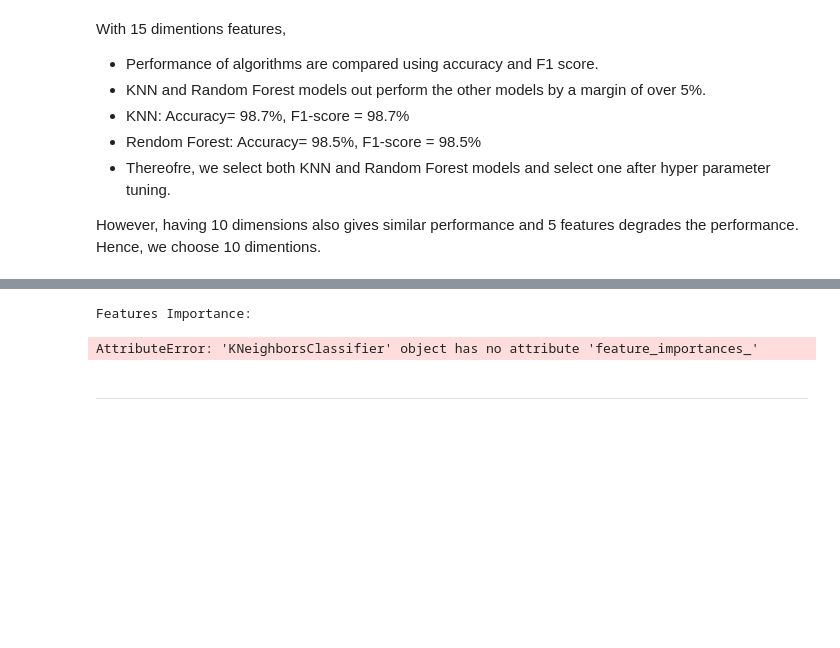
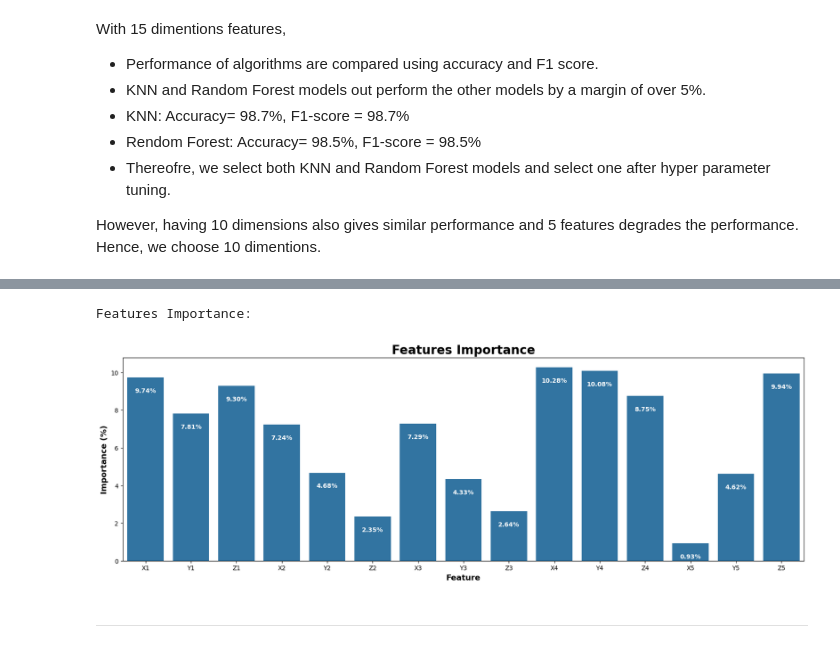
Before and after one commit to subodha1980/BU, a Jupyter notebook: activityDetection.ipynb, the cells around one changed output, grey strips where cells are left out. Drawn from its saved outputs; the diff is of its cells as text; code cells hidden in the pictures; blank space fills up the shorter version.

```diff
--- a/activityDetection.ipynb
+++ b/activityDetection.ipynb
@@ -690 +683,3 @@ optimizedFittedKNN = runModelOpt(KNeighborsClassifier(), x_resampled, y_resample
+# %%
+optimalParamRF = {'max_depth': 20, 'min_samples_leaf': 1, 'min_samples_split': 2, 'n_estimators': 300}
 # %% [markdown]
@@ -710,12 +705,22 @@ def plotFeatureImportance(feat_imp):
       plt.text(loc, count-0.8, pct_string, ha = 'center', color = 'w', weight='bold')
 # %%
 # View a list of the features and their importance scores
-FeatureColumns = (processedData.drop(columns=['Activity'])).columns.tolist()
-print('\nFeatures Importance:')
-feat_imp = pd.DataFrame(zip(FeatureColumns, optimizedFittedKNN.feature_importances_ * 100), columns=['feature', 'importance'])
-plotFeatureImportance(feat_imp)
+def featureImportance(model,x, y, split):
+
+    ms = MinMaxScaler()
+    x_scaled = ms.fit_transform(x)
+    FeatureColumns = (processedData.drop(columns=['Activity'])).columns.tolist()
+    Xf_train, Xf_test, Yf_train, Yf_test = train_test_split(x_scaled, y, test_size=split, random_state=42)
+
+    # fit the momdel
+    model.fit(Xf_train, Yf_train)
+    print('\nFeatures Importance:')
+    feat_imp = pd.DataFrame(zip(FeatureColumns, model.feature_importances_ * 100), columns=['feature', 'importance'])
+    plotFeatureImportance(feat_imp)
+
+featureImportance(RandomForestClassifier(**optimalParamRF),x_resampled, y_resampled, 0.2)
 # %% [output]
 Features Importance:
-AttributeError: 'KNeighborsClassifier' object has no attribute 'feature_importances_'
+[figure, added]
 # %% [markdown]
 ---------------
```
Also changed, not shown: parts of 47 cells of this notebook.
